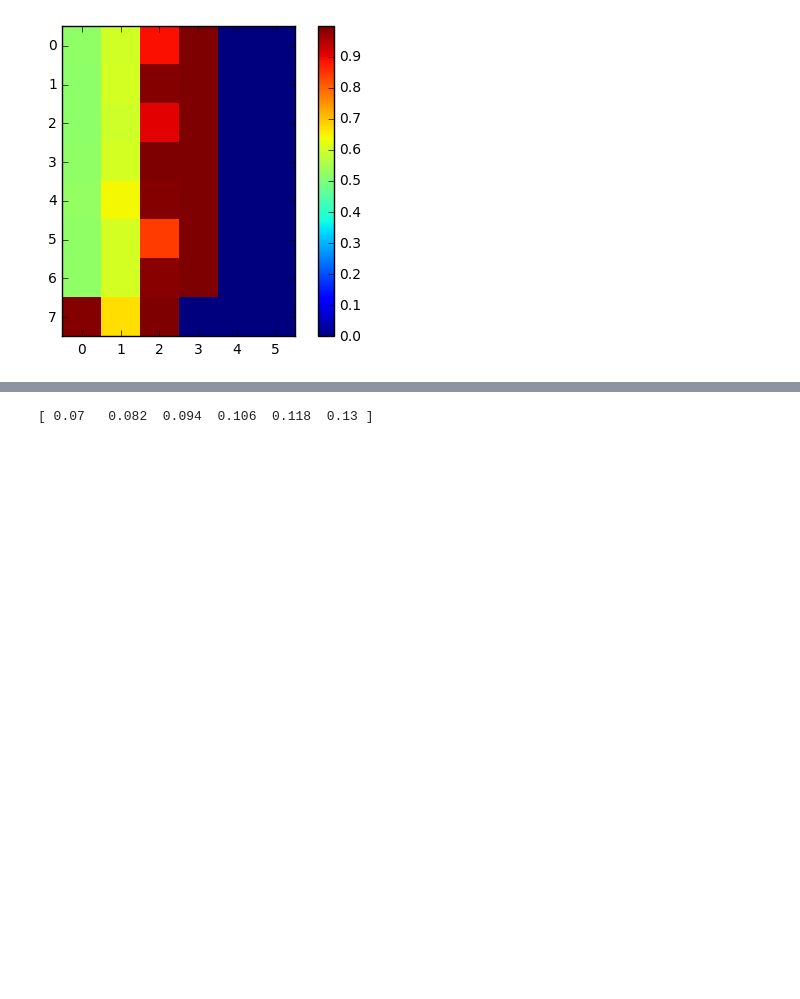
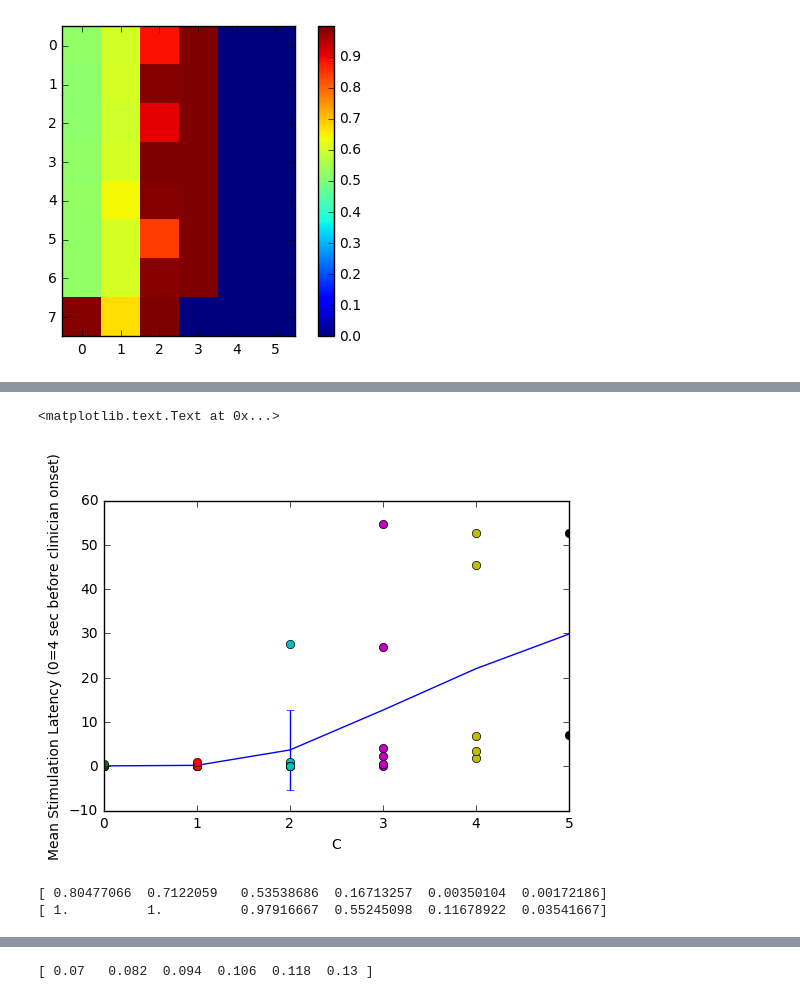
Before and after one commit to dmgroppe/SZR_ANT, a Jupyter notebook: perf_smry_grid_lap.ipynb, the cells around one changed output, grey strips where cells are left out. Drawn from its saved outputs; the diff is of its cells as text; code cells hidden in the pictures; blank space fills up the shorter version.

```diff
--- a/perf_smry_grid_lap.ipynb
+++ b/perf_smry_grid_lap.ipynb
@@ -76,3 +86,25 @@ plt.legend(loc='best')
+# %%
+dat=perf['mn_stim_latency']
+_=plt.errorbar(np.arange(dat.shape[1]),np.nanmean(dat,axis=0),np.std(dat,axis=0))
+n_subs=dat.shape[0]
+for a in range(dat.shape[1]):
+    _=plt.plot(np.ones(n_subs)*a,dat[:,a],'o')
+plt.ylabel('Mean Stimulation Latency (0=4 sec before clinician onset)')
+plt.xlabel('C')
+# plt.yscale('log')
+# plt.xlim([-.5, 1.5])
+# plt.ylim([-.5, 1.5])
+# %% [output]
+<matplotlib.text.Text at 0x...>
+[figure, added]
+# %%
+dat=perf['valid_spec']
+print(1-np.mean(dat,axis=0))
+dat=perf['pcnt_missed_szrs']
+print(1-np.mean(dat,axis=0))
+# %% [output]
+[ 0.80477066  0.7122059   0.53538686  0.16713257  0.00350104  0.00172186]
+[ 1.          1.          0.97916667  0.55245098  0.11678922  0.03541667]
 # %%
 # Balanced Accuracy
 dat=perf['train_bal_acc']
```
Also changed, not shown: parts of 6 cells of this notebook, 7 other files.
